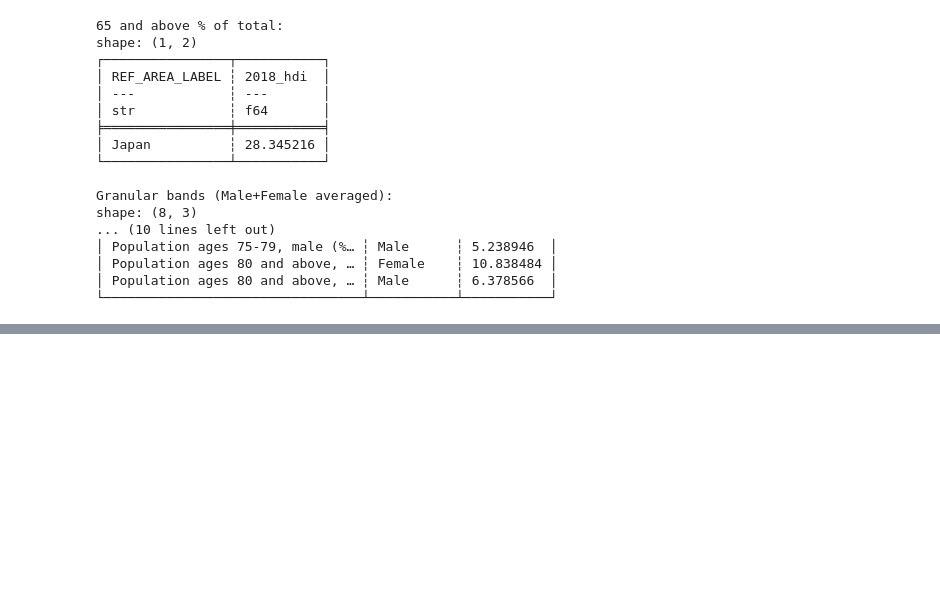
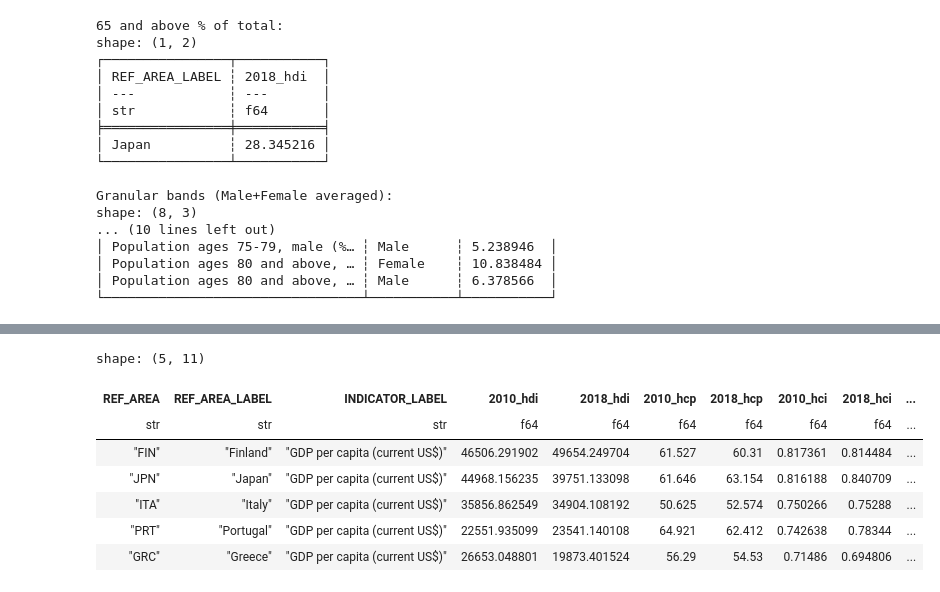
Before and after one commit to rachelv2/first_project, a Jupyter notebook: notebooks/data_cleaning_beatriz.ipynb, the cells around one changed output, grey strips where cells are left out. Saved outputs shown, nothing was run; the diff lists cells and outputs as text; code cells hidden in the pictures; blank space fills up the shorter version.

```diff
--- a/notebooks/data_cleaning_beatriz.ipynb
+++ b/notebooks/data_cleaning_beatriz.ipynb
@@ -1038,0 +984,28 @@ shape: (162, 4)
+# %%
+target_countries = ['Japan', 'Italy', 'Portugal', 'Greece', 'Finland']
+
+# Find target countries in hcp rank
+hcp_target = hcp_rank.filter(
+    pl.col('REF_AREA_LABEL').is_in(target_countries)
+).sort('rank').rename({'rank': 'rank_hcp'})
+
+# Add rank_gdp to gdp_target
+gdp_target = gdp_target.rename({'rank': 'rank_gdp'})
+
+# Combine both
+combined_target = gdp_target.join(
+    hcp_target.select(['REF_AREA', 'rank_hcp']),
+    on='REF_AREA',
+    how='left'
+)
+
+display(combined_target)
+# %% [output]
+shape: (5, 11)
+| REF_AREA | REF_AREA_LABEL | INDICATOR_LABEL | 2010_hdi | 2018_hdi | 2010_hcp | 2018_hcp | 2010_hci | 2018_hci | ... |
+| str | str | str | f64 | f64 | f64 | f64 | f64 | f64 | ... |
+| "FIN" | "Finland" | "GDP per capita (current US$)" | 46506.291902 | 49654.249704 | 61.527 | 60.31 | 0.817361 | 0.814484 | ... |
+| "JPN" | "Japan" | "GDP per capita (current US$)" | 44968.156235 | 39751.133098 | 61.646 | 63.154 | 0.816188 | 0.840709 | ... |
+| "ITA" | "Italy" | "GDP per capita (current US$)" | 35856.862549 | 34904.108192 | 50.625 | 52.574 | 0.750266 | 0.75288 | ... |
+| "PRT" | "Portugal" | "GDP per capita (current US$)" | 22551.935099 | 23541.140108 | 64.921 | 62.412 | 0.742638 | 0.78344 | ... |
+| "GRC" | "Greece" | "GDP per capita (current US$)" | 26653.048801 | 19873.401524 | 56.29 | 54.53 | 0.71486 | 0.694806 | ... |
```
Also changed, not shown: parts of 7 cells of this notebook.
